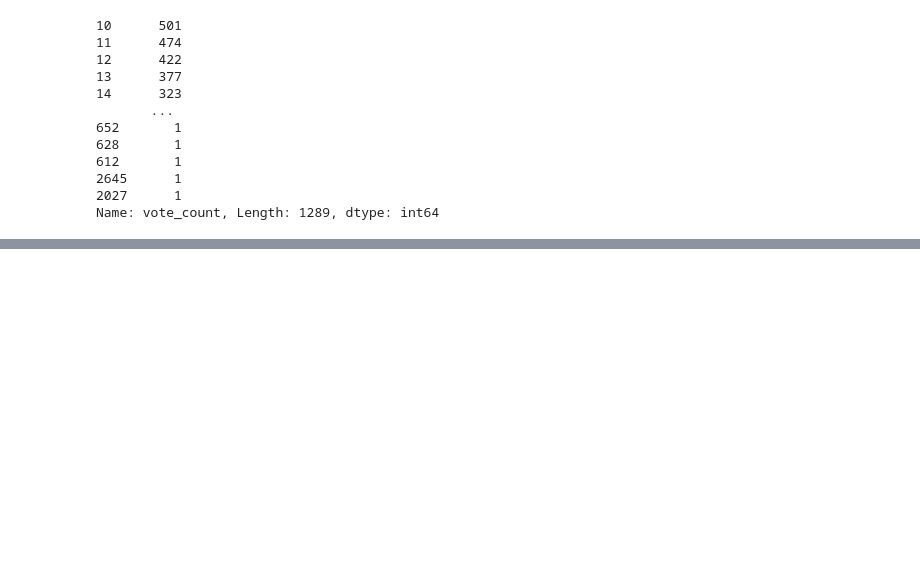
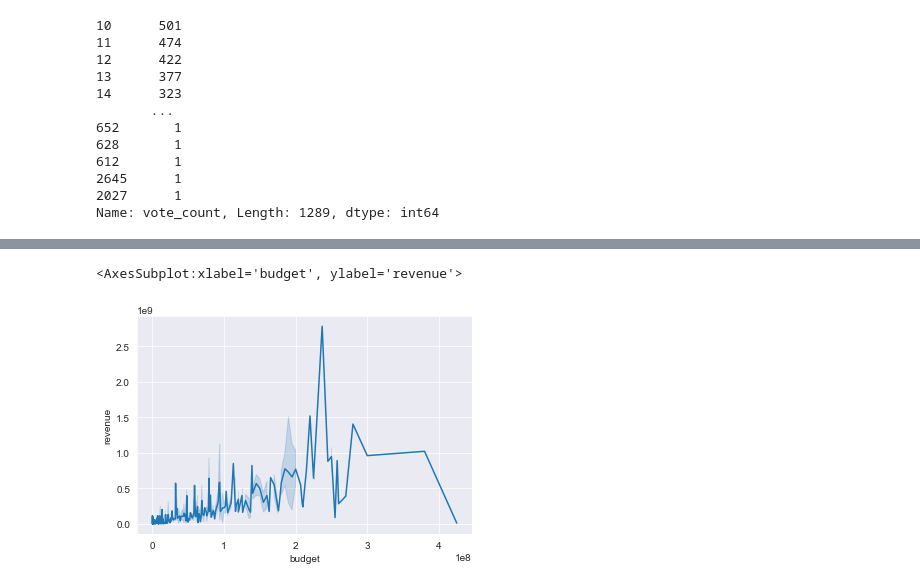
Before and after one commit to krbendol/movie_analysis_Microsoft, a Jupyter notebook: Data_Work.ipynb, the cells around one changed output, grey strips where cells are left out. Saved outputs shown, nothing was run; the diff lists cells and outputs as text; code cells hidden in the pictures; blank space fills up the shorter version.

```diff
--- a/Data_Work.ipynb
+++ b/Data_Work.ipynb
@@ -116,0 +151,5 @@ sns.boxplot(x=df_temp["profit"], y=df_temp["genres"], ax=ax2);
+# %%
+sns.lineplot(x=df_action["budget"], y=df_action["revenue"])
+# %% [output]
+<AxesSubplot:xlabel='budget', ylabel='revenue'>
+[figure, added]
```
Also changed, not shown: parts of 6 cells of this notebook, 11 other files.
